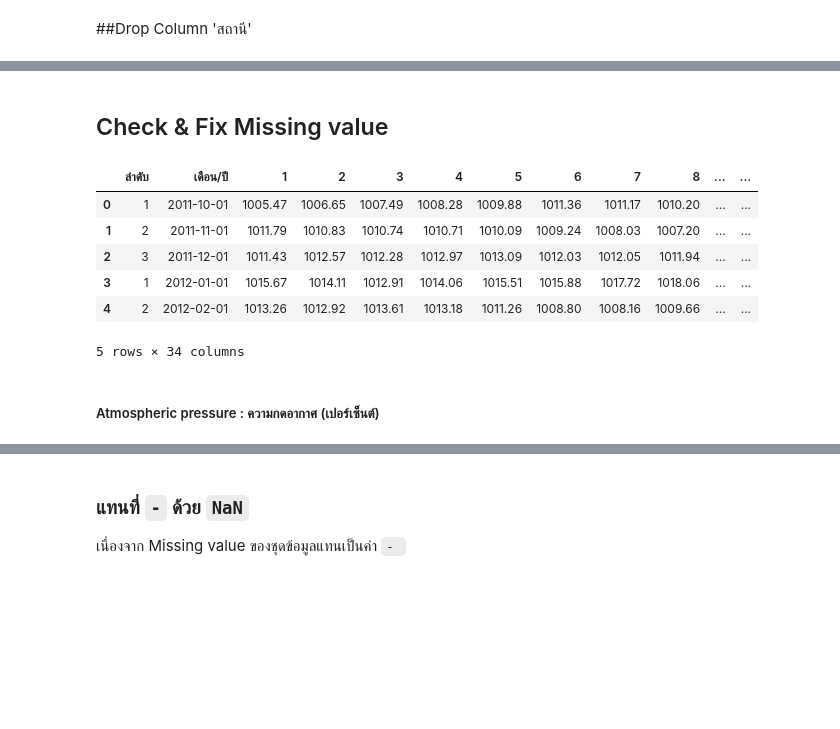
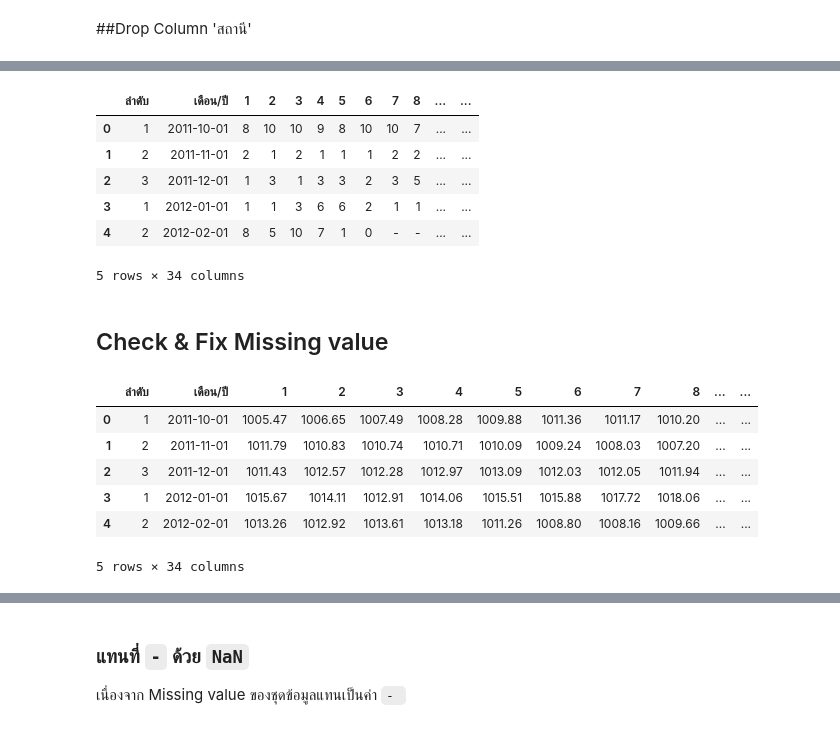
Before and after one commit to Sashimimeow/BSC_DPDM23, a Jupyter notebook: midterm_bscdpdm23.ipynb, the cells around one changed output, grey strips where cells are left out. Cells and saved outputs as stored; diff of their text form; code cells hidden in the pictures; blank space fills up the shorter version.

```diff
--- a/midterm_bscdpdm23.ipynb
+++ b/midterm_bscdpdm23.ipynb
@@ -540,17 +187,29 @@ for category, df_list in df_weather_dict.items():
+# %%
+NC_Loei = NC_Loei.drop(columns=['Unnamed: 35','Unnamed: 36','Unnamed: 37','Unnamed: 38','Unnamed: 39','Unnamed: 40','Unnamed: 41'
+,'Unnamed: 42','Unnamed: 43','Unnamed: 44'])
+# %%
+NC_Loei.head()
+# %% [output]
+|  | ลำดับ | เดือน/ปี | 1 | 2 | 3 | 4 | 5 | 6 | 7 | 8 | ... | ... |
+| 0 | 1 | 2011-10-01 | 8 | 10 | 10 | 9 | 8 | 10 | 10 | 7 | ... | ... |
+| 1 | 2 | 2011-11-01 | 2 | 1 | 2 | 1 | 1 | 1 | 2 | 2 | ... | ... |
+| 2 | 3 | 2011-12-01 | 1 | 3 | 1 | 3 | 3 | 2 | 3 | 5 | ... | ... |
+| 3 | 1 | 2012-01-01 | 1 | 1 | 3 | 6 | 6 | 2 | 1 | 1 | ... | ... |
+| 4 | 2 | 2012-02-01 | 8 | 5 | 10 | 7 | 1 | 0 | - | - | ... | ... |
+5 rows × 34 columns
 # %% [markdown]
 ## Check & Fix Missing value
-# %%
-Atm_KhonKaen.head()
-# %% [output]
-|  | ลำดับ | เดือน/ปี | 1 | 2 | 3 | 4 | 5 | 6 | 7 | 8 | ... | ... |
-| 0 | 1 | 2011-10-01 | 1005.47 | 1006.65 | 1007.49 | 1008.28 | 1009.88 | 1011.36 | 1011.17 | 1010.20 | ... | ... |
-| 1 | 2 | 2011-11-01 | 1011.79 | 1010.83 | 1010.74 | 1010.71 | 1010.09 | 1009.24 | 1008.03 | 1007.20 | ... | ... |
-| 2 | 3 | 2011-12-01 | 1011.43 | 1012.57 | 1012.28 | 1012.97 | 1013.09 | 1012.03 | 1012.05 | 1011.94 | ... | ... |
-| 3 | 1 | 2012-01-01 | 1015.67 | 1014.11 | 1012.91 | 1014.06 | 1015.51 | 1015.88 | 1017.72 | 1018.06 | ... | ... |
-| 4 | 2 | 2012-02-01 | 1013.26 | 1012.92 | 1013.61 | 1013.18 | 1011.26 | 1008.80 | 1008.16 | 1009.66 | ... | ... |
-5 rows × 34 columns
-# %% [markdown]
-##### Atmospheric pressure :  ความกดอากาศ (เปอร์เซ็นต์)
+# %%
+# Atmospheric pressure :  ความกดอากาศ (เปอร์เซ็นต์)
+Atm_KhonKaen.head()
+# %% [output]
+|  | ลำดับ | เดือน/ปี | 1 | 2 | 3 | 4 | 5 | 6 | 7 | 8 | ... | ... |
+| 0 | 1 | 2011-10-01 | 1005.47 | 1006.65 | 1007.49 | 1008.28 | 1009.88 | 1011.36 | 1011.17 | 1010.20 | ... | ... |
+| 1 | 2 | 2011-11-01 | 1011.79 | 1010.83 | 1010.74 | 1010.71 | 1010.09 | 1009.24 | 1008.03 | 1007.20 | ... | ... |
+| 2 | 3 | 2011-12-01 | 1011.43 | 1012.57 | 1012.28 | 1012.97 | 1013.09 | 1012.03 | 1012.05 | 1011.94 | ... | ... |
+| 3 | 1 | 2012-01-01 | 1015.67 | 1014.11 | 1012.91 | 1014.06 | 1015.51 | 1015.88 | 1017.72 | 1018.06 | ... | ... |
+| 4 | 2 | 2012-02-01 | 1013.26 | 1012.92 | 1013.61 | 1013.18 | 1011.26 | 1008.80 | 1008.16 | 1009.66 | ... | ... |
+5 rows × 34 columns
 # %%
 Atm_KhonKaen.isnull().any()
 # %% [output]
```
Also changed, not shown: parts of 110 cells of this notebook.
